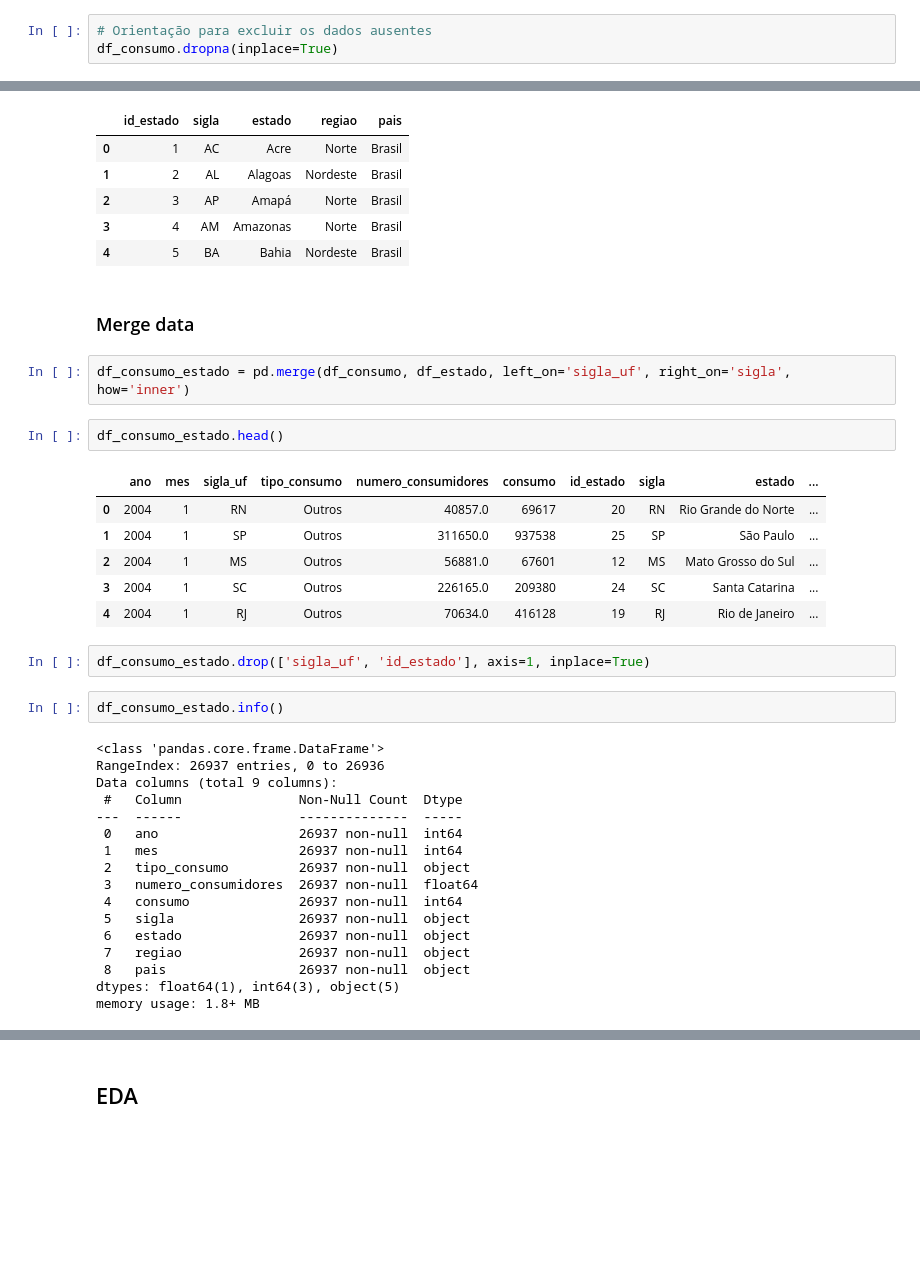
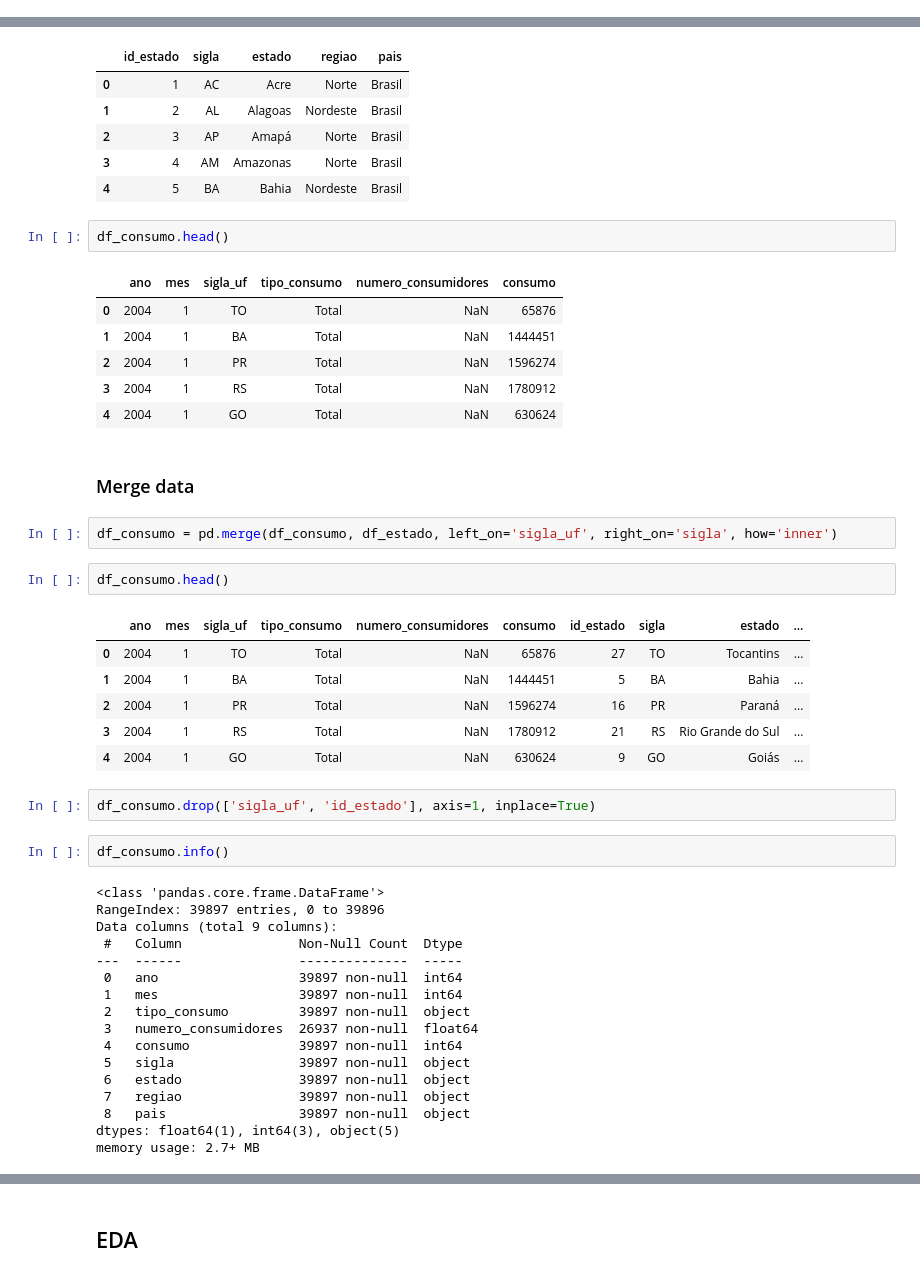
Before and after one commit to moreira-and/learn, a Jupyter notebook: postgraduate/2025_07_data_science_xpe/modules/module_5_challenge/tasks/2024_11_18_consolidation_activity/relatorio-desafio-final.ipynb, the cells around one changed output, grey strips where cells are left out. Drawn from its saved outputs; the diff is of its cells as text; blank space fills up the shorter version.

```diff
--- a/postgraduate/2025_07_data_science_xpe/modules/module_5_challenge/tasks/2024_11_18_consolidation_activity/relatorio-desafio-final.ipynb
+++ b/postgraduate/2025_07_data_science_xpe/modules/module_5_challenge/tasks/2024_11_18_consolidation_activity/relatorio-desafio-final.ipynb
@@ -26,6 +67,3 @@ df_consumo.head()
-# %%
-# Orientação para excluir os dados ausentes
-df_consumo.dropna(inplace=True)
 # %%
 df_estado = pd.read_csv(r'data\estado_regiao.csv', encoding='latin1',sep=';')
 # %%
@@ -37,38 +75,47 @@ df_estado.head()
 | 2 | 3 | AP | Amapá | Norte | Brasil |
 | 3 | 4 | AM | Amazonas | Norte | Brasil |
 | 4 | 5 | BA | Bahia | Nordeste | Brasil |
+# %%
+df_consumo.head()
+# %% [output]
+|  | ano | mes | sigla_uf | tipo_consumo | numero_consumidores | consumo |
+| 0 | 2004 | 1 | TO | Total | NaN | 65876 |
+| 1 | 2004 | 1 | BA | Total | NaN | 1444451 |
+| 2 | 2004 | 1 | PR | Total | NaN | 1596274 |
+| 3 | 2004 | 1 | RS | Total | NaN | 1780912 |
+| 4 | 2004 | 1 | GO | Total | NaN | 630624 |
 # %% [markdown]
 ### Merge data
 # %%
-df_consumo_estado = pd.merge(df_consumo, df_estado, left_on='sigla_uf', right_on='sigla', how='inner')
+df_consumo = pd.merge(df_consumo, df_estado, left_on='sigla_uf', right_on='sigla', how='inner')
 # %%
-df_consumo_estado.head()
+df_consumo.head()
 # %% [output]
 |  | ano | mes | sigla_uf | tipo_consumo | numero_consumidores | consumo | id_estado | sigla | estado | ... |
-| 0 | 2004 | 1 | RN | Outros | 40857.0 | 69617 | 20 | RN | Rio Grande do Norte | ... |
-| 1 | 2004 | 1 | SP | Outros | 311650.0 | 937538 | 25 | SP | São Paulo | ... |
-| 2 | 2004 | 1 | MS | Outros | 56881.0 | 67601 | 12 | MS | Mato Grosso do Sul | ... |
-| 3 | 2004 | 1 | SC | Outros | 226165.0 | 209380 | 24 | SC | Santa Catarina | ... |
-| 4 | 2004 | 1 | RJ | Outros | 70634.0 | 416128 | 19 | RJ | Rio de Janeiro | ... |
+| 0 | 2004 | 1 | TO | Total | NaN | 65876 | 27 | TO | Tocantins | ... |
+| 1 | 2004 | 1 | BA | Total | NaN | 1444451 | 5 | BA | Bahia | ... |
+| 2 | 2004 | 1 | PR | Total | NaN | 1596274 | 16 | PR | Paraná | ... |
+| 3 | 2004 | 1 | RS | Total | NaN | 1780912 | 21 | RS | Rio Grande do Sul | ... |
+| 4 | 2004 | 1 | GO | Total | NaN | 630624 | 9 | GO | Goiás | ... |
 # %%
-df_consumo_estado.drop(['sigla_uf', 'id_estado'], axis=1, inplace=True)
+df_consumo.drop(['sigla_uf', 'id_estado'], axis=1, inplace=True)
 # %%
-df_consumo_estado.info()
+df_consumo.info()
 # %% [output]
 <class 'pandas.core.frame.DataFrame'>
-RangeIndex: 26937 entries, 0 to 26936
+RangeIndex: 39897 entries, 0 to 39896
 Data columns (total 9 columns):
  #   Column               Non-Null Count  Dtype
 ---  ------               --------------  -----
- 0   ano                  26937 non-null  int64
- 1   mes                  26937 non-null  int64
- 2   tipo_consumo         26937 non-null  object
+ 0   ano                  39897 non-null  int64
+ 1   mes                  39897 non-null  int64
+ 2   tipo_consumo         39897 non-null  object
  3   numero_consumidores  26937 non-null  float64
- 4   consumo              26937 non-null  int64
- 5   sigla                26937 non-null  object
- 6   estado               26937 non-null  object
- 7   regiao               26937 non-null  object
- 8   pais                 26937 non-null  object
+ 4   consumo              39897 non-null  int64
+ 5   sigla                39897 non-null  object
+ 6   estado               39897 non-null  object
+ 7   regiao               39897 non-null  object
+ 8   pais                 39897 non-null  object
 dtypes: float64(1), int64(3), object(5)
-memory usage: 1.8+ MB
+memory usage: 2.7+ MB
 # %%
```
Also changed, not shown: parts of 94 cells of this notebook.
